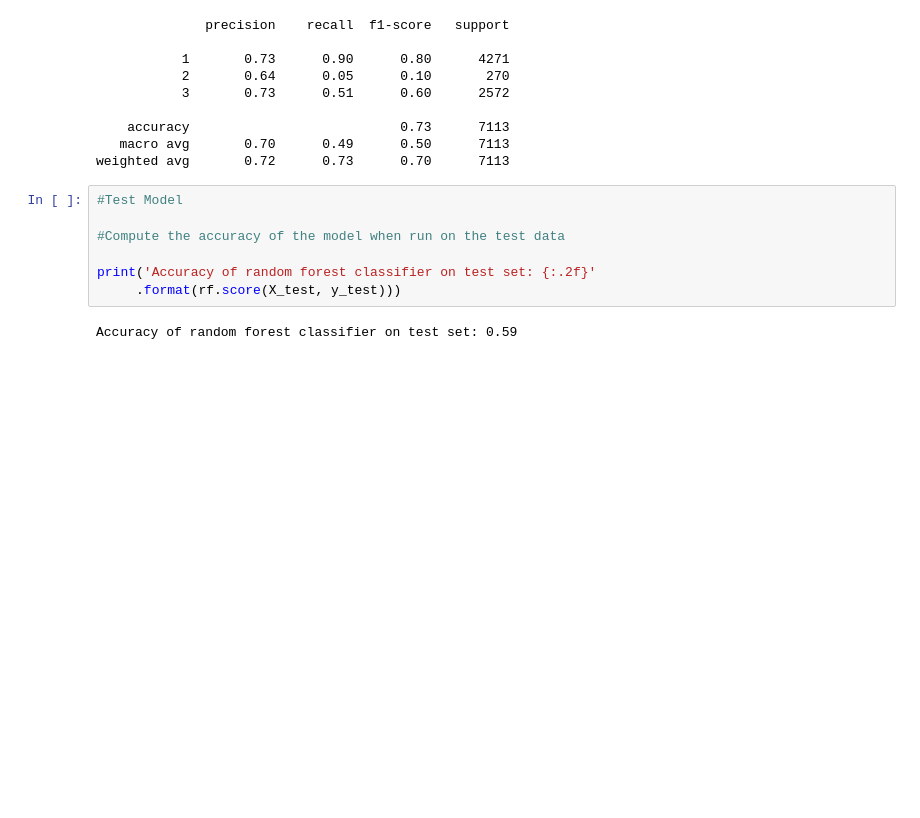
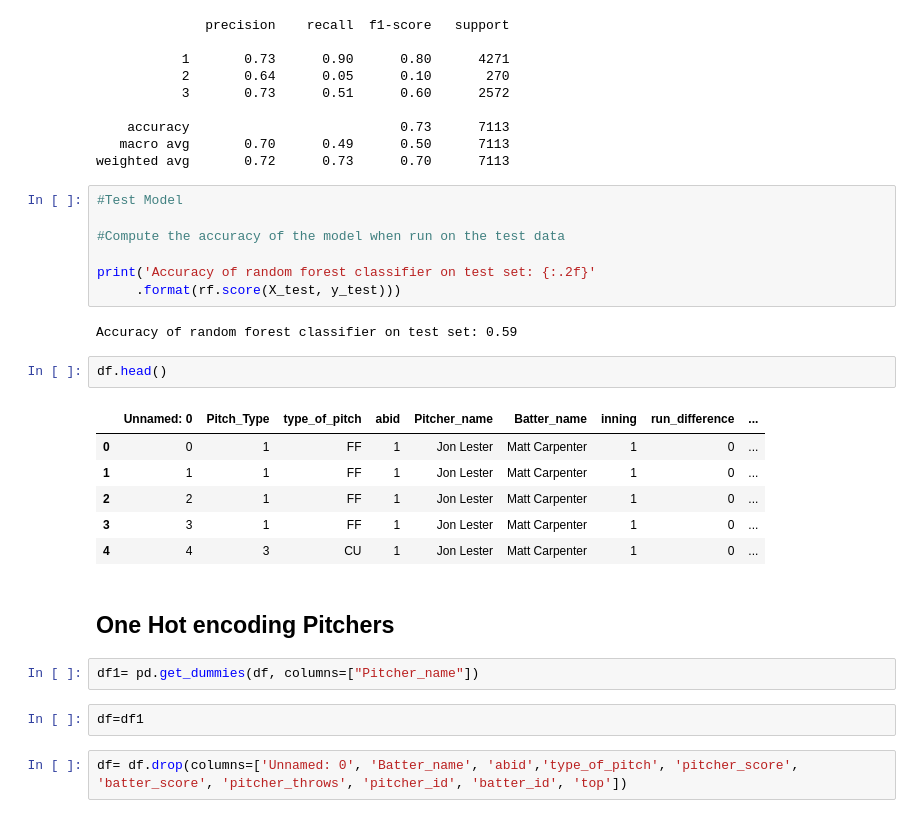
Before and after one commit to Mattsantos541/pitch_predict, a Jupyter notebook: top_50 model start.ipynb, the cells around one changed output. Drawn from its saved outputs; the diff is of its cells as text; blank space fills up the shorter version.

```diff
--- a/top_50 model start.ipynb
+++ b/top_50 model start.ipynb
@@ -257,3 +258,20 @@ print('Accuracy of random forest classifier on test set: {:.2f}'
      .format(rf.score(X_test, y_test)))
 # %% [output]
 Accuracy of random forest classifier on test set: 0.59
+# %%
+df.head()
+# %% [output]
+|  | Unnamed: 0 | Pitch_Type | type_of_pitch | abid | Pitcher_name | Batter_name | inning | run_difference | ... |
+| 0 | 0 | 1 | FF | 1 | Jon Lester | Matt Carpenter | 1 | 0 | ... |
+| 1 | 1 | 1 | FF | 1 | Jon Lester | Matt Carpenter | 1 | 0 | ... |
+| 2 | 2 | 1 | FF | 1 | Jon Lester | Matt Carpenter | 1 | 0 | ... |
+| 3 | 3 | 1 | FF | 1 | Jon Lester | Matt Carpenter | 1 | 0 | ... |
+| 4 | 4 | 3 | CU | 1 | Jon Lester | Matt Carpenter | 1 | 0 | ... |
+# %% [markdown]
+## One Hot encoding Pitchers
+# %%
+df1= pd.get_dummies(df, columns=["Pitcher_name"])
+# %%
+df=df1
+# %%
+df= df.drop(columns=['Unnamed: 0', 'Batter_name', 'abid','type_of_pitch', 'pitcher_score', 'batter_score', 'pitcher_throws', 'pitcher_id', 'batter_id', 'top'])
```
Also changed, not shown: parts of 3 cells of this notebook.
